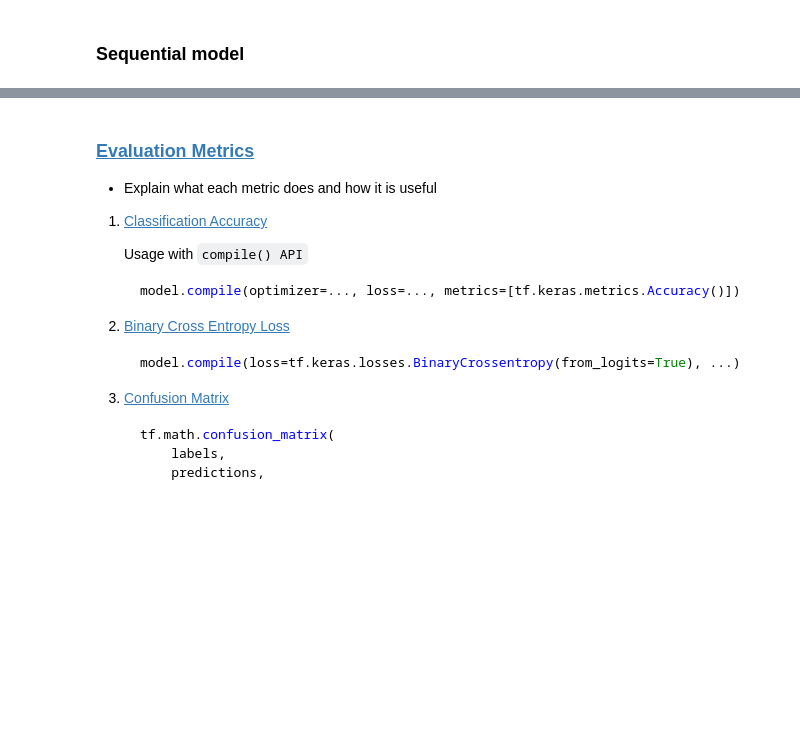
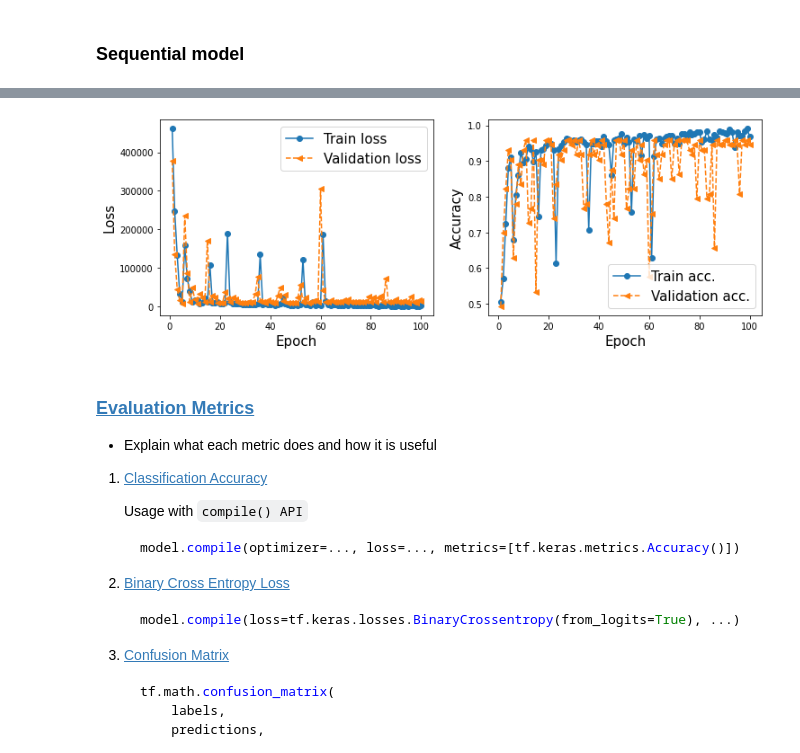
Before and after one commit to sysung/w207-final-project, a Jupyter notebook: model.ipynb, the cells around one changed output, grey strips where cells are left out. Cells and saved outputs as stored; diff of their text form; code cells hidden in the pictures; blank space fills up the shorter version.

```diff
--- a/model.ipynb
+++ b/model.ipynb
@@ -194,3 +198,23 @@ Epoch 5/5
+# %%
+x_arr = np.arange(len(history['loss'])) + 1
+
+fig = plt.figure(figsize=(12, 4))
+ax = fig.add_subplot(1, 2, 1)
+ax.plot(x_arr, history['loss'], '-o', label='Train loss')
+ax.plot(x_arr, history['val_loss'], '--<', label='Validation loss')
+ax.legend(fontsize=15)
+ax.set_xlabel('Epoch', size=15)
+ax.set_ylabel('Loss', size=15)
+
+ax = fig.add_subplot(1, 2, 2)
+ax.plot(x_arr, history['binary_accuracy'], '-o', label='Train acc.')
+ax.plot(x_arr, history['val_binary_accuracy'], '--<', label='Validation acc.')
+ax.legend(fontsize=15)
+ax.set_xlabel('Epoch', size=15)
+ax.set_ylabel('Accuracy', size=15)
+plt.show()
+# %% [output]
+[figure, added]
 # %% [markdown]
 ### [Evaluation Metrics](https://towardsdatascience.com/metrics-to-evaluate-your-machine-learning-algorithm-f10ba6e38234)
 - Explain what each metric does and how it is useful
```
Also changed, not shown: parts of 3 cells of this notebook.
